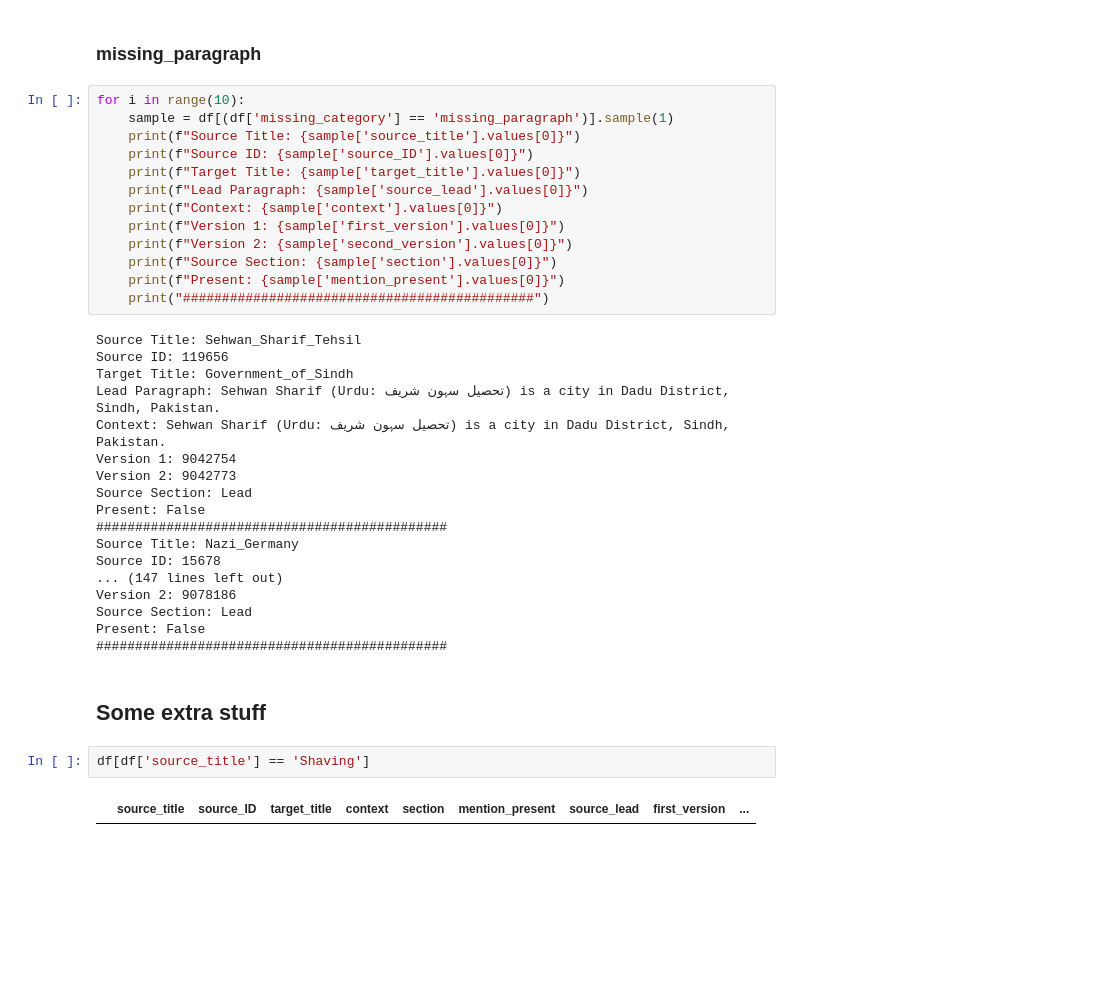
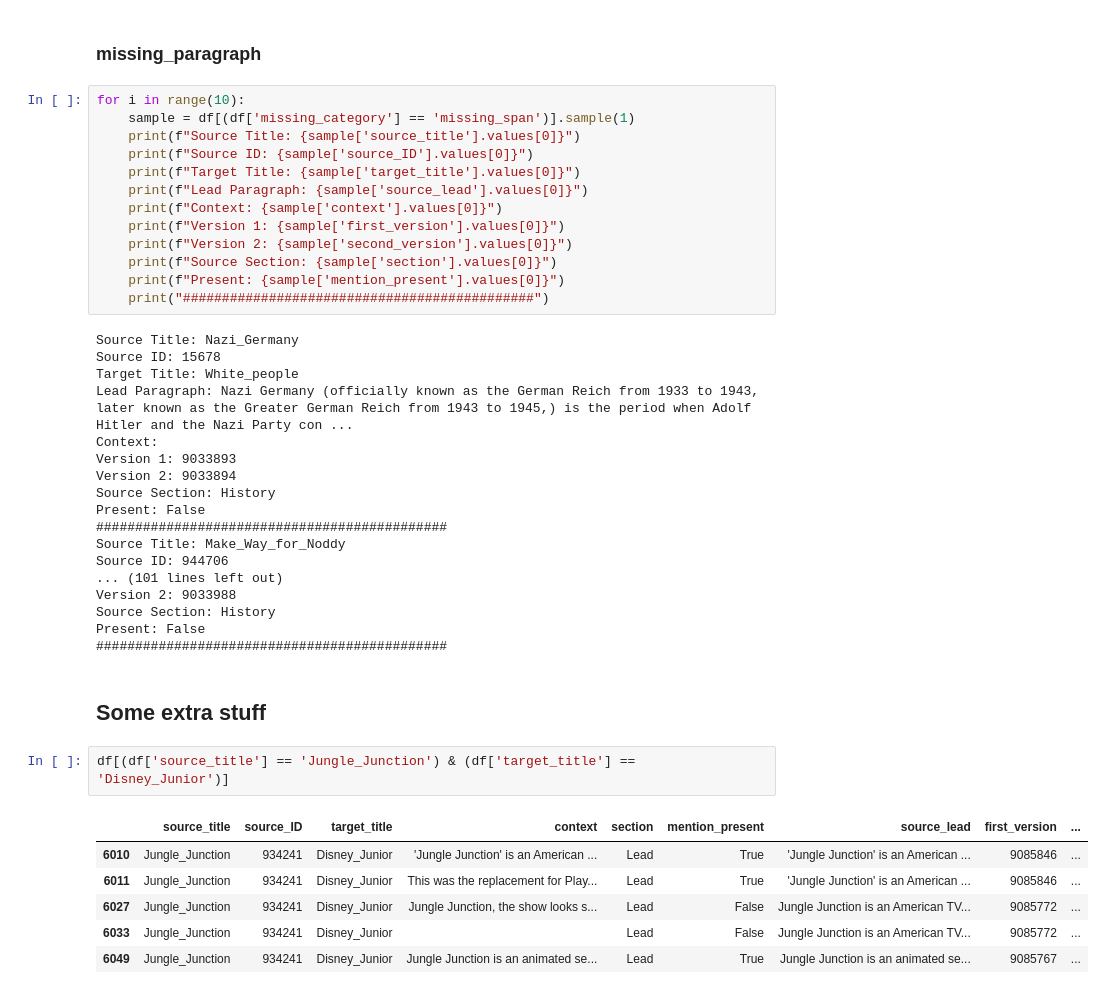
Before and after one commit to epfl-dlab/multilingual-entity-insertion, a Jupyter notebook: wikipedia_dumps_process/demo_notebooks/explore_test_data.ipynb, the cells around one changed output. Saved outputs shown, nothing was run; the diff lists cells and outputs as text; blank space fills up the shorter version.

```diff
--- a/wikipedia_dumps_process/demo_notebooks/explore_test_data.ipynb
+++ b/wikipedia_dumps_process/demo_notebooks/explore_test_data.ipynb
@@ -246,7 +246,7 @@ Present: False
 ### missing_paragraph
 # %%
 for i in range(10):
-    sample = df[(df['missing_category'] == 'missing_paragraph')].sample(1)
+    sample = df[(df['missing_category'] == 'missing_span')].sample(1)
     print(f"Source Title: {sample['source_title'].values[0]}")
     print(f"Source ID: {sample['source_ID'].values[0]}")
     print(f"Target Title: {sample['target_title'].values[0]}")
@@ -258,26 +258,31 @@ for i in range(10):
     print(f"Present: {sample['mention_present'].values[0]}")
     print("#############################################")
 # %% [output]
-Source Title: Sehwan_Sharif_Tehsil
-Source ID: 119656
-Target Title: Government_of_Sindh
-Lead Paragraph: Sehwan Sharif (Urdu: تحصیل سہون شریف) is a city in Dadu District, Sindh, Pakistan.
-Context: Sehwan Sharif (Urdu: تحصیل سہون شریف) is a city in Dadu District, Sindh, Pakistan.
-Version 1: 9042754
-Version 2: 9042773
-Source Section: Lead
+Source Title: Nazi_Germany
+Source ID: 15678
+Target Title: White_people
+Lead Paragraph: Nazi Germany (officially known as the German Reich from 1933 to 1943, later known as the Greater German Reich from 1943 to 1945,) is the period when Adolf Hitler and the Nazi Party con ...
+Context:
+Version 1: 9033893
+Version 2: 9033894
+Source Section: History
 Present: False
 #############################################
-Source Title: Nazi_Germany
-Source ID: 15678
-... (147 lines left out)
-Version 2: 9078186
-Source Section: Lead
+Source Title: Make_Way_for_Noddy
+Source ID: 944706
+... (101 lines left out)
+Version 2: 9033988
+Source Section: History
 Present: False
 #############################################
 # %% [markdown]
 ## Some extra stuff
 # %%
-df[df['source_title'] == 'Shaving']
+df[(df['source_title'] == 'Jungle_Junction') & (df['target_title'] == 'Disney_Junior')]
 # %% [output]
 |  | source_title | source_ID | target_title | context | section | mention_present | source_lead | first_version | ... |
+| 6010 | Jungle_Junction | 934241 | Disney_Junior | 'Jungle Junction' is an American ... | Lead | True | 'Jungle Junction' is an American ... | 9085846 | ... |
+| 6011 | Jungle_Junction | 934241 | Disney_Junior | This was the replacement for Play... | Lead | True | 'Jungle Junction' is an American ... | 9085846 | ... |
+| 6027 | Jungle_Junction | 934241 | Disney_Junior | Jungle Junction, the show looks s... | Lead | False | Jungle Junction is an American TV... | 9085772 | ... |
+| 6033 | Jungle_Junction | 934241 | Disney_Junior |  | Lead | False | Jungle Junction is an American TV... | 9085772 | ... |
+| 6049 | Jungle_Junction | 934241 | Disney_Junior | Jungle Junction is an animated se... | Lead | True | Jungle Junction is an animated se... | 9085767 | ... |
```
Also changed, not shown: parts of 7 cells of this notebook, 2 other files.
